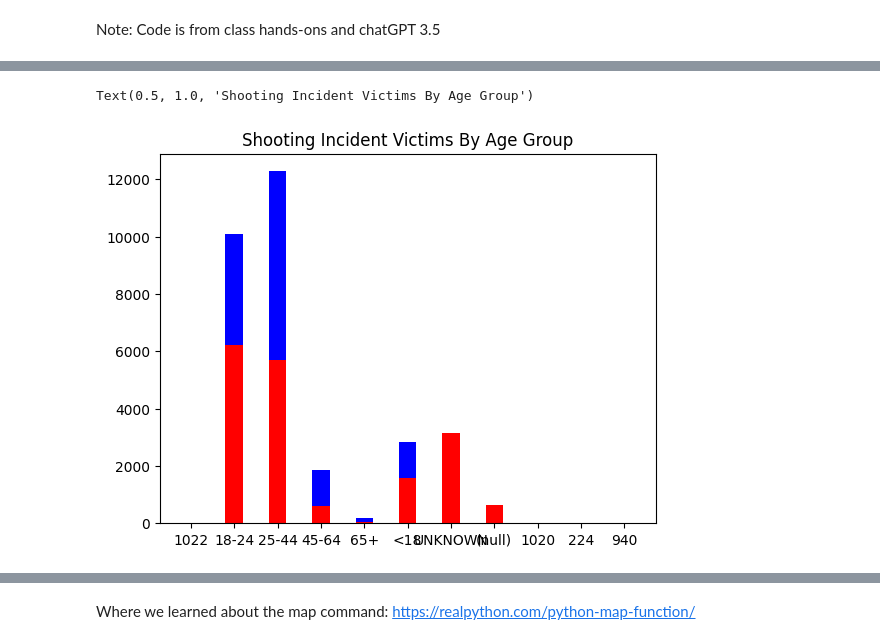
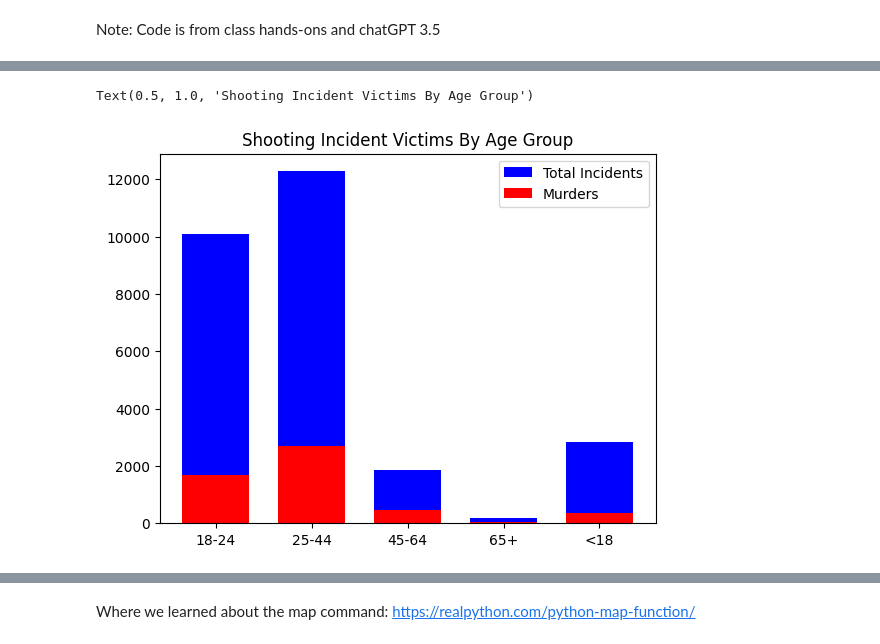
Before and after one commit to aaminac/NYPDShootingData, a Jupyter notebook: FinalGroupCodingAssignment.ipynb, the cells around one changed output, grey strips where cells are left out. Cells and saved outputs as stored; diff of their text form; code cells hidden in the pictures.

```diff
--- a/FinalGroupCodingAssignment.ipynb
+++ b/FinalGroupCodingAssignment.ipynb
@@ -31,16 +24,18 @@ borough.hist(bins = 5)
 # %%
 from matplotlib import pyplot as plt
 # %%
-# vic_age = df["VIC_AGE_GROUP"] #create histogram of victim age group with 7 bins (using matplotlib)
-# perp_age = df["PERP_AGE_GROUP"]
+selected_age_groups = ["<18", "18-24", "25-44", "45-64", "65+"]
 
-incident_by_vic_age = df.groupby('VIC_AGE_GROUP').size() # from chatGPT
-incident_by_perp_age = df.groupby('PERP_AGE_GROUP').size() # from chatGPT
+filtered_df = df[df['VIC_AGE_GROUP'].isin(selected_age_groups)]
 
-plt.bar(incident_by_vic_age.index, incident_by_vic_age, color = 'blue', width = .4)
-plt.bar(incident_by_perp_age.index, incident_by_perp_age, color = 'red', width = .4)
+incident_by_vic_age = filtered_df.groupby('VIC_AGE_GROUP').size() # from chatGPT
+murders_by_vic_age = filtered_df[filtered_df['STATISTICAL_MURDER_FLAG']]['VIC_AGE_GROUP'].value_counts().sort_index()
 
+
+plt.bar(incident_by_vic_age.index, incident_by_vic_age, color = 'blue', width = .7, label='Total Incidents')
+plt.bar(murders_by_vic_age.index, murders_by_vic_age, color = 'red', width = .7, label='Murders')
+plt.legend()
 plt.title ('Shooting Incident Victims By Age Group')
 # %% [output]
 Text(0.5, 1.0, 'Shooting Incident Victims By Age Group')
-[figure, old version]
+[figure, new version]
```
Also changed, not shown: parts of 33 cells of this notebook.
